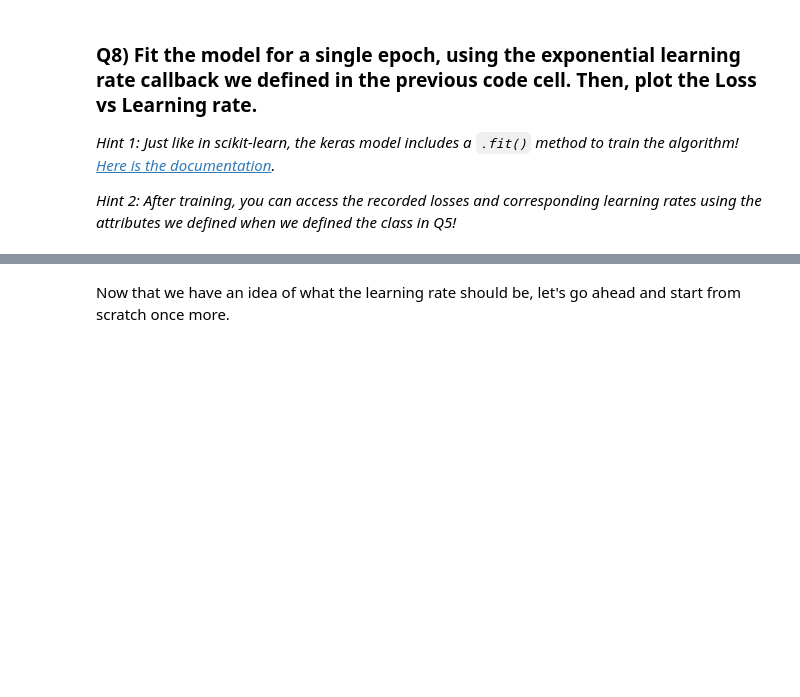
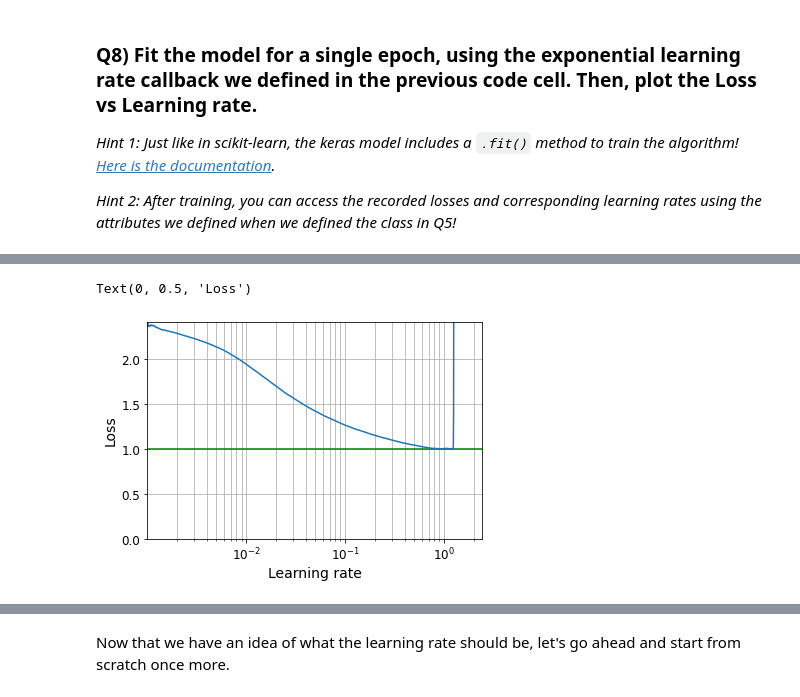
Before and after one commit to mrfabien/2022_ML_EES, a Jupyter notebook: Exercises/S4_1_NNs_with_Keras.ipynb, the cells around one changed output, grey strips where cells are left out. Cells and saved outputs as stored; diff of their text form; code cells hidden in the pictures; blank space fills up the shorter version.

```diff
--- a/Exercises/S4_1_NNs_with_Keras.ipynb
+++ b/Exercises/S4_1_NNs_with_Keras.ipynb
@@ -364,30 +379,33 @@ WARNING:tensorflow:Callback method `on_train_batch_end` is slow compared to the
 # %%
 # Plotting
 fig, ax = plt.subplots()
 
-ax.plot(___.___, # learning rates
-        ___.___) # losses
+ax.plot(exponential_lr_callback.l_rate_list, # learning rates
+        exponential_lr_callback.losses_list) # losses
 
 # Define a tuple with (min_learning_rate, max_learn_rate)
-x_limits = ( min(___.___), max(___.___) )
+x_limits = ( min(exponential_lr_callback.l_rate_list), max(exponential_lr_callback.l_rate_list) )
 
 # Set the xscale to logarithmic
 ax.set_xscale('log')
 
 # Draw a horizontal line at the minimum loss value
-ax.hlines(min(____.___), #Find the minimum loss value to draw a horizontal line
+ax.hlines(min(exponential_lr_callback.losses_list), #Find the minimum loss value to draw a horizontal line
           *x_limits, # the star unpacks x_limits to the expected num of args
           'g')
 
 # Set the limits for drawing the curves
 ax.set_xlim(x_limits)
-ax.set_ylim(0, ____) # use the initial loss as the top y boundary
+ax.set_ylim(0, max(exponential_lr_callback.l_rate_list)) # use the initial loss as the top y boundary
 
 # Display gridlines to see better
 ax.grid(which='both')
 
 ax.set_xlabel("Learning rate")
 ax.set_ylabel("Loss")
+# %% [output]
+Text(0, 0.5, 'Loss')
+[figure, added]
 # %% [markdown]
 If you used the architecture we defined above with the learning rate we defined above, you should produce a graph that looks like this:
 <center> <img src='https://unils-my.sharepoint.com/:i:/g/personal/tom_beucler_unil_ch/EUhU2fuy3K1Nm5iuia8ocF8BB2-jU_pAf6h5TA8MaIqrfw?download=1'> </center>
```
Also changed, not shown: parts of 5 cells of this notebook.
